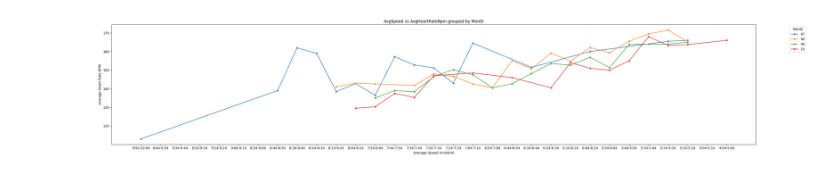
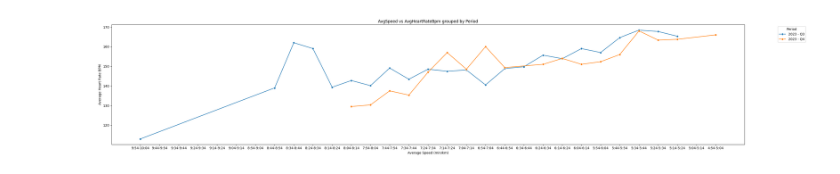
Before and after one commit to joergl87/RunningStuff, a Jupyter notebook: Auswertung.ipynb, the cells around one changed output. Drawn from its saved outputs; the diff is of its cells as text; code cells hidden in the pictures.

Commit message:
Quartal als Option hinzugefügt bei der Gruppierung

```diff
--- a/Auswertung.ipynb
+++ b/Auswertung.ipynb
@@ -5,12 +5,29 @@ from lxml import etree
 import seaborn as sns
 import io
 import numpy as np
+from datetime import datetime
 
 def convert_to_min_sec(x):
     minutes = int(x)
     seconds = int((x - minutes) * 60)
     return f"{minutes}:{seconds:02d}"
 
+def map_date_to_quarter(date_str):
+    # Parse the date string
+    date = datetime.strptime(date_str, "%Y-%m-%dT%H:%M:%S.%fZ")
+    # Determine the quarter
+    if 1 <= date.month <= 3:
+        quarter = "Q1"
+    elif 4 <= date.month <= 6:
+        quarter = "Q2"
+    elif 7 <= date.month <= 9:
+        quarter = "Q3"
+    else:
+        quarter = "Q4"
+    # Return the formatted string
+    return f"{date.year} - {quarter}"
+
+Grouping = 'Quartal' # Alternativ Quartal
 
 namespaces = {
     'default': "http://www.garmin.com/xmlschemas/TrainingCenterDatabase/v2",
@@ -31,41 +48,44 @@ for activity in root.findall(".//default:Activity", namespaces=namespaces):
             max_heart_rate = int(lap.find(".//default:MaximumHeartRateBpm/default:Value", namespaces=namespaces).text)
             if abs(avg_heart_rate-max_heart_rate)<=8:
                 time = lap.get("StartTime")
-                month = time.split("-")[1]  # Extracting month
+                if Grouping == 'Monat':
+                    period = time.split("-")[0] + ' - ' + time.split("-")[1]  # Extracting month and year
+                elif Grouping == 'Quartal':
+                    period = map_date_to_quarter(time)
                 avg_speed = lap.find(".//ns3:AvgSpeed", namespaces=namespaces).text
-                data.append((month, float(avg_speed), int(avg_heart_rate)))
+                data.append((period, float(avg_speed), int(avg_heart_rate)))
 
 # Convert data to DataFrame
-df = pd.DataFrame(data, columns=["Month", "AvgSpeed", "AvgHeartRateBpm"])
+df = pd.DataFrame(data, columns=["Period", "AvgSpeed", "AvgHeartRateBpm"])
 df['AvgSpeed'] = (1/df['AvgSpeed']) * (1000/60)
 bin_width = 10/60  # 5 seconds expressed in minutes
 bin_edges = list(np.arange(df['AvgSpeed'].min(), df['AvgSpeed'].max() + bin_width, bin_width))
 
 # Define bin labels: "0-0:05", "0:05-0:10", ... for indicating speed ranges
 bin_labels = [f"{int(i)}:{int((i*60)%60):02d}-{int(i+bin_width)}:{int(((i+bin_width)*60)%60):02d}" for i in bin_edges[:-1]]
 
 # Create a new column 'SpeedGroup' to categorize avg speed into bins
 df['SpeedGroup'] = pd.cut(df['AvgSpeed'], bins=bin_edges, labels=bin_labels, right=False)
 
 # Group by the new 'SpeedGroup' and Month, and calculate the mean of the heart rate for each group
-grouped_df = df.groupby(['SpeedGroup', 'Month']).agg(AvgHeartRateBpm=('AvgHeartRateBpm', 'mean')).reset_index()
+grouped_df = df.groupby(['SpeedGroup', 'Period']).agg(AvgHeartRateBpm=('AvgHeartRateBpm', 'mean')).reset_index()
 
 # Grouping by Month and AvgSpeed and calculating the mean of AvgHeartRateBpm
 # grouped_df = df.groupby(["Month", "AvgSpeed"]).mean().reset_index()
 
 # Plotting
 plt.figure(figsize=(30,6))
-sns.lineplot(data=grouped_df, x='SpeedGroup', y='AvgHeartRateBpm', hue='Month', marker="o")
+sns.lineplot(data=grouped_df, x='SpeedGroup', y='AvgHeartRateBpm', hue='Period', marker="o")
 
-plt.title('AvgSpeed vs AvgHeartRateBpm grouped by Month')
+plt.title('AvgSpeed vs AvgHeartRateBpm grouped by Period')
 plt.xlabel('Average Speed (min/km)')
 plt.ylabel('Average Heart Rate BPM')
-plt.legend(title='Month', bbox_to_anchor=(1.05, 1), loc='upper left')
+plt.legend(title='Period', bbox_to_anchor=(1.05, 1), loc='upper left')
 
 # Optional: Invert x-axis if you prefer lower speeds on the right
 plt.gca().invert_xaxis()
 
 plt.tight_layout()
 plt.show()
 # %% [output]
-[figure, old version]
+[figure, new version]
```
